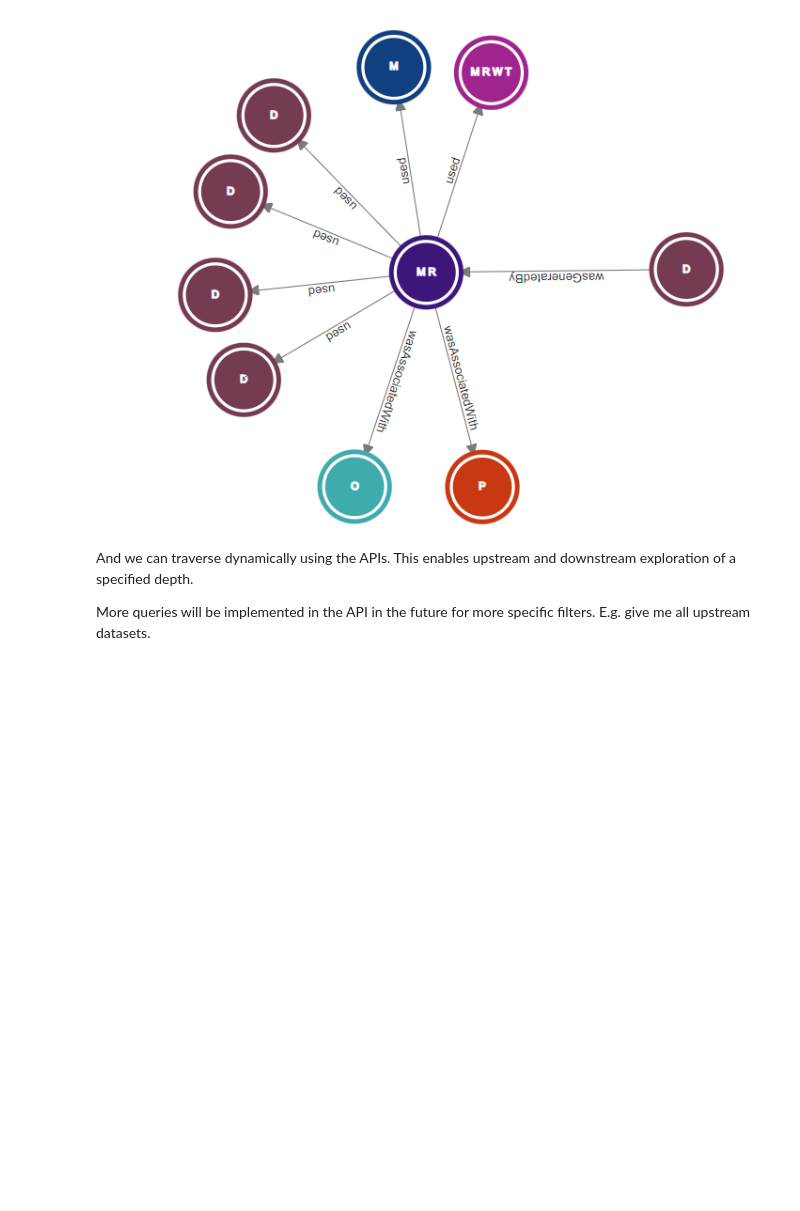
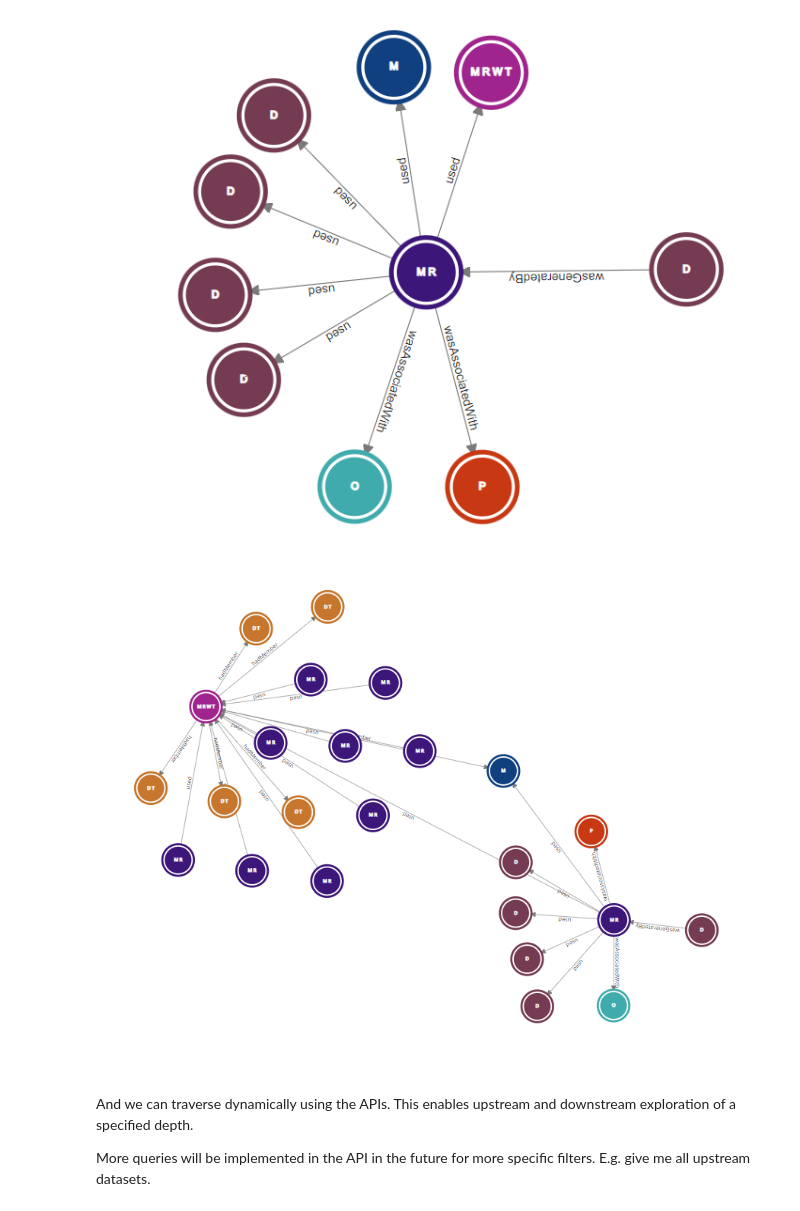
Before and after one commit to provena/nbic-demonstrator, a Jupyter notebook: hourly_FFDI.ipynb, the cells around one changed output. Drawn from its saved outputs; the diff is of its cells as text; code cells hidden in the pictures; blank space fills up the shorter version.

Commit message:
Adding another example image from Jono

```diff
--- a/hourly_FFDI.ipynb
+++ b/hourly_FFDI.ipynb
@@ -650,6 +650,10 @@ Method two (fixed output dataset overwrite) Model Run explorer link: https://pro
 Image("resources/nbic_prov_example.png")
 # %% [output]
 [figure]
+# %%
+Image("resources/nbic_prov_example2.png")
+# %% [output]
+[figure, added]
 # %% [markdown]
 And we can traverse dynamically using the APIs. This enables upstream and downstream exploration of a specified depth.
 
```
Also changed, not shown: 1 other file.
